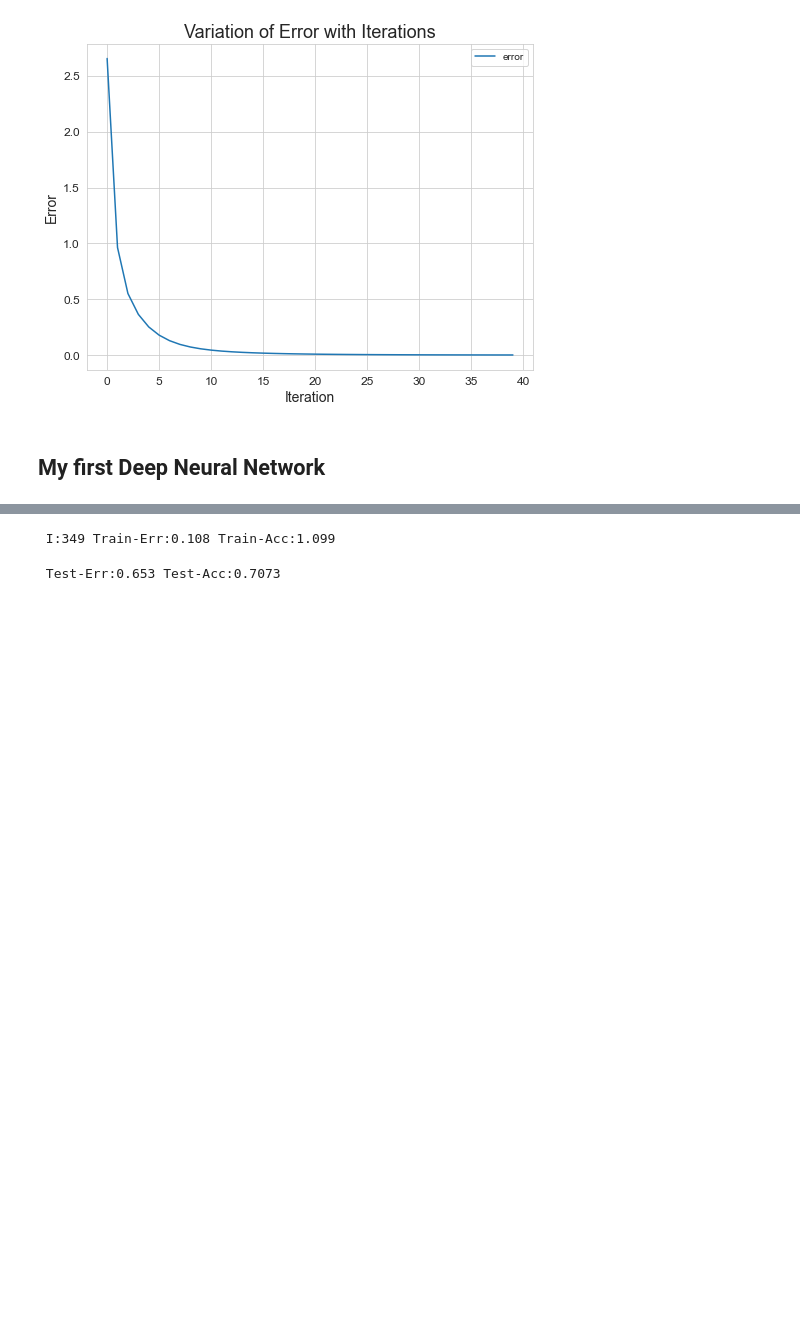
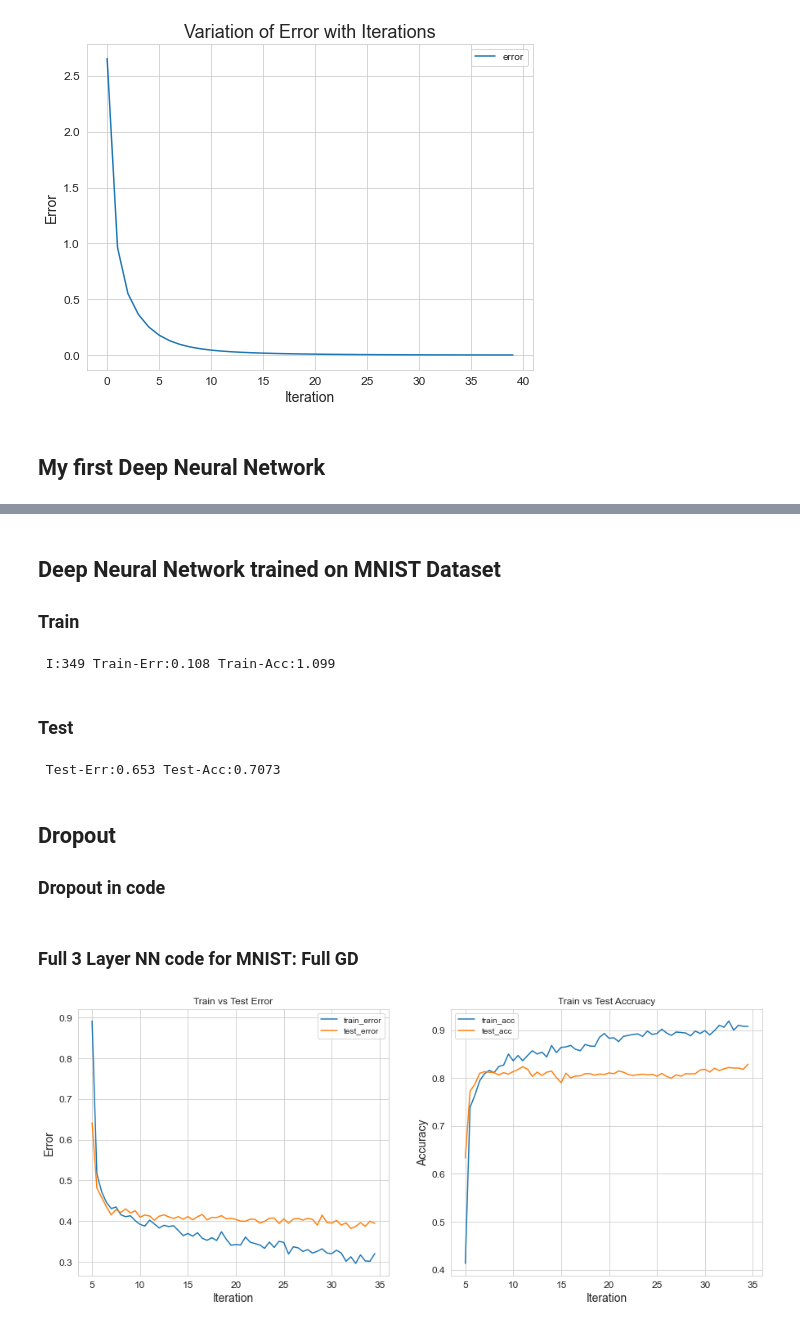
Before and after one commit to AnirbanDatta87/Python, a Jupyter notebook: Concepts/M13 - DL/13.2 ANN - Generalized Gradient Descent.ipynb, the cells around one changed output, grey strips where cells are left out. Cells and saved outputs as stored; diff of their text form; code cells hidden in the pictures; blank space fills up the shorter version.

```diff
--- a/Concepts/M13 - DL/13.2 ANN - Generalized Gradient Descent.ipynb
+++ b/Concepts/M13 - DL/13.2 ANN - Generalized Gradient Descent.ipynb
@@ -231,3 +231,6 @@ plt.show()
+# %% [markdown]
+## Deep Neural Network trained on MNIST Dataset
+### Train
 # %%
 from keras.datasets import mnist
 
@@ -279,6 +282,8 @@ for j in range(iterations):
                      " Train-Acc:" + str(correct_cnt/float(len(images))))
 # %% [output]
  I:349 Train-Err:0.108 Train-Acc:1.099
+# %% [markdown]
+### Test
 # %%
 if(j % 10 == 0 or j == iterations-1):
     error, correct_cnt = (0.0, 0)
@@ -297,3 +302,27 @@ if(j % 10 == 0 or j == iterations-1):
     print()
 # %% [output]
  Test-Err:0.653 Test-Acc:0.7073
+# %% [markdown]
+## Dropout
+### Dropout in code
+# %%
+i = 0
+layer_0 = images[i:i+1]
+dropout_mask = np.random.randint(2,size=layer_1.shape)
+
+layer_1 *= dropout_mask * 2
+layer_2 = np.dot(layer_1, weights_1_2)
+
+error += np.sum((labels[i:i+1] - layer_2) ** 2)
+
+correct_cnt += int(np.argmax(layer_2) == np.argmax(labels[i+i+1]))
+
+layer_2_delta = (labels[i:i+1] - layer_2)
+layer_1_delta = layer_2_delta.dot(weights_1_2.T) * relu2deriv(layer_1)
+
+layer_1_delta *= dropout_mask
+
+weights_1_2 += alpha * layer_1.T.dot(layer_2_delta)
+weights_0_1 += alpha * layer_0.T.dot(layer_1_delta)
+# %% [markdown]
+### Full 3 Layer NN code for MNIST: Full GD
@@ -299,0 +405,16 @@ if(j % 10 == 0 or j == iterations-1):
+# %%
+df = pd.DataFrame(list(zip(train_err_lst, train_acc_lst, test_err_lst, test_acc_lst)),
+                  columns=['train_error', 'train_acc', 'test_error', 'test_acc'])
+
+fig, axes = plt.subplots(nrows=1, ncols=2, figsize = (15, 6))
+df[['train_error', 'test_error']].plot(ax = axes[0], title = 'Train vs Test Error')
+df[['train_acc', 'test_acc']].plot(ax = axes[1], title = 'Train vs Test Accruacy')
+axes[0].set_xlabel("Iteration")
+axes[0].set_ylabel("Error")
+axes[0].set_xticklabels(df.index*5)
+axes[1].set_xlabel("Iteration")
+axes[1].set_ylabel("Accuracy")
+axes[1].set_xticklabels(df.index*5)
+plt.show()
+# %% [output]
+[figure, added]
```
Also changed, not shown: parts of 4 cells of this notebook.
